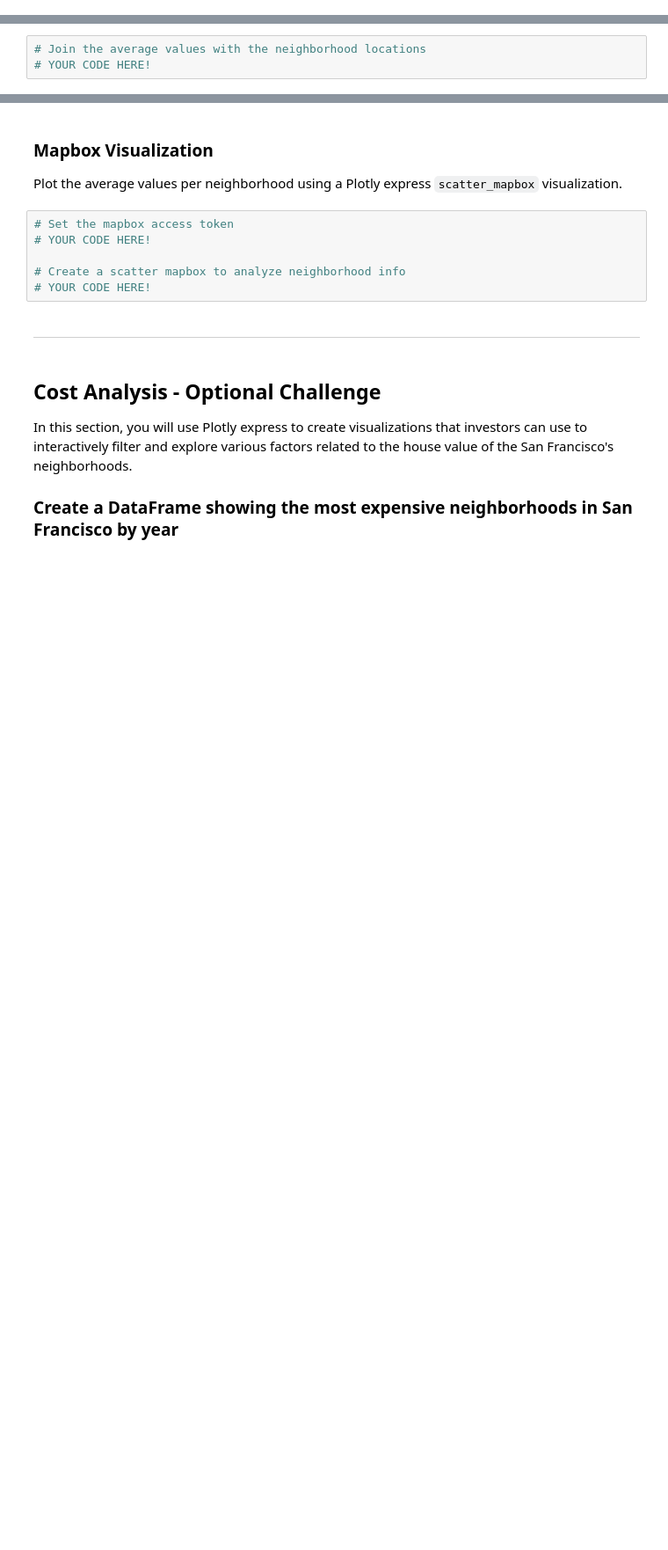
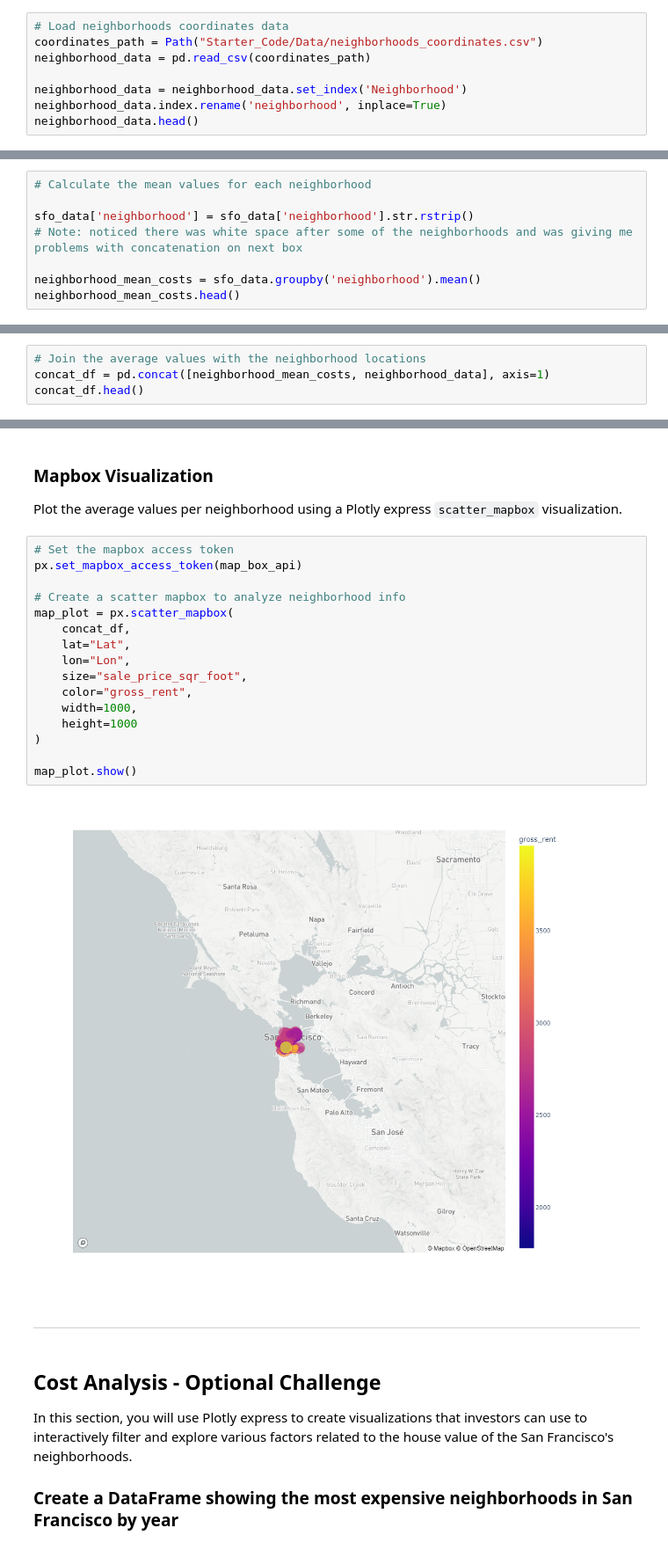
Before and after one commit to webclinic017/FintechHW, a Jupyter notebook: Homework6/Instructions/rental_analysis.ipynb, the cells around one changed output, grey strips where cells are left out. Shown at 88% size. Cells and saved outputs as stored; diff of their text form; blank space fills up the shorter version.

```diff
--- a/Homework6/Instructions/rental_analysis.ipynb
+++ b/Homework6/Instructions/rental_analysis.ipynb
@@ -237,0 +235,8 @@ In this section, you will read in neighborhoods location data and build an inter
+# %%
+# Load neighborhoods coordinates data
+coordinates_path = Path("Starter_Code/Data/neighborhoods_coordinates.csv")
+neighborhood_data = pd.read_csv(coordinates_path)
+
+neighborhood_data = neighborhood_data.set_index('Neighborhood')
+neighborhood_data.index.rename('neighborhood', inplace=True)
+neighborhood_data.head()
@@ -248,0 +259,8 @@ You will need to join the location data with the mean values per neighborhood.
+# %%
+# Calculate the mean values for each neighborhood
+
+sfo_data['neighborhood'] = sfo_data['neighborhood'].str.rstrip()
+# Note: noticed there was white space after some of the neighborhoods and was giving me problems with concatenation on next box
+
+neighborhood_mean_costs = sfo_data.groupby('neighborhood').mean()
+neighborhood_mean_costs.head()
@@ -249,3 +275,4 @@ You will need to join the location data with the mean values per neighborhood.
 # %%
 # Join the average values with the neighborhood locations
-# YOUR CODE HERE!
+concat_df = pd.concat([neighborhood_mean_costs, neighborhood_data], axis=1)
+concat_df.head()
@@ -255,10 +290,22 @@ You will need to join the location data with the mean values per neighborhood.
 Plot the average values per neighborhood using a Plotly express `scatter_mapbox` visualization.
 # %%
 # Set the mapbox access token
-# YOUR CODE HERE!
+px.set_mapbox_access_token(map_box_api)
 
 # Create a scatter mapbox to analyze neighborhood info
-# YOUR CODE HERE!
+map_plot = px.scatter_mapbox(
+    concat_df,
+    lat="Lat",
+    lon="Lon",
+    size="sale_price_sqr_foot",
+    color="gross_rent",
+    width=1000,
+    height=1000
+)
+
+map_plot.show()
+# %% [output]
+[figure, added]
 # %% [markdown]
 - - -
 # %% [markdown]
```
Also changed, not shown: parts of 14 cells of this notebook.
